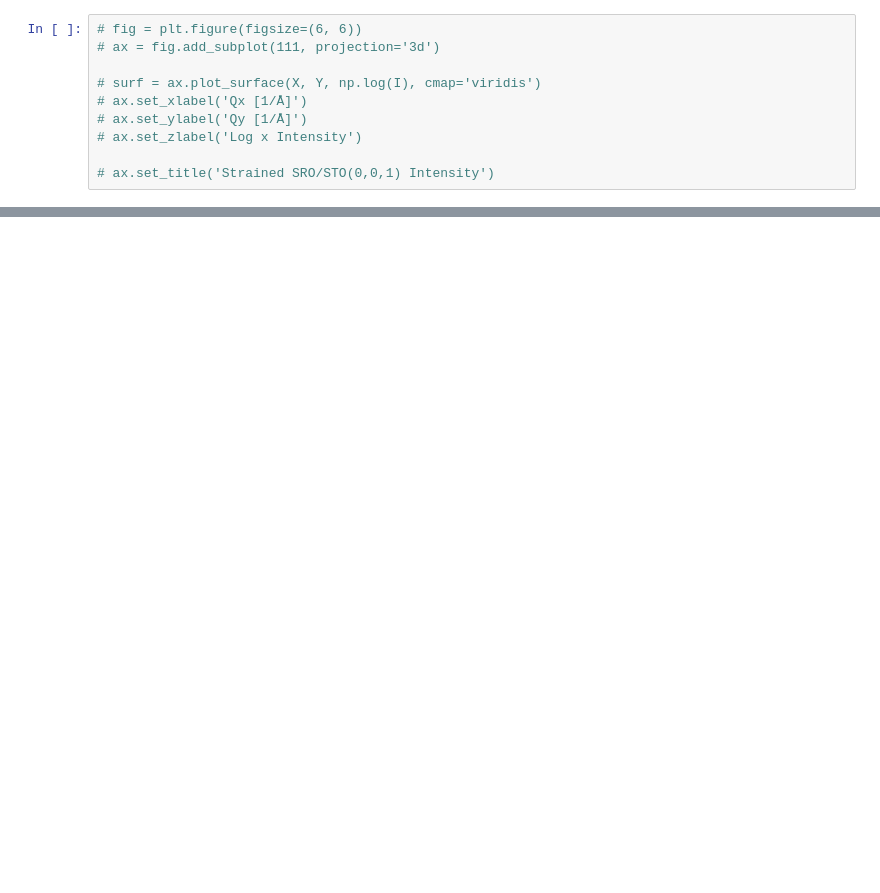
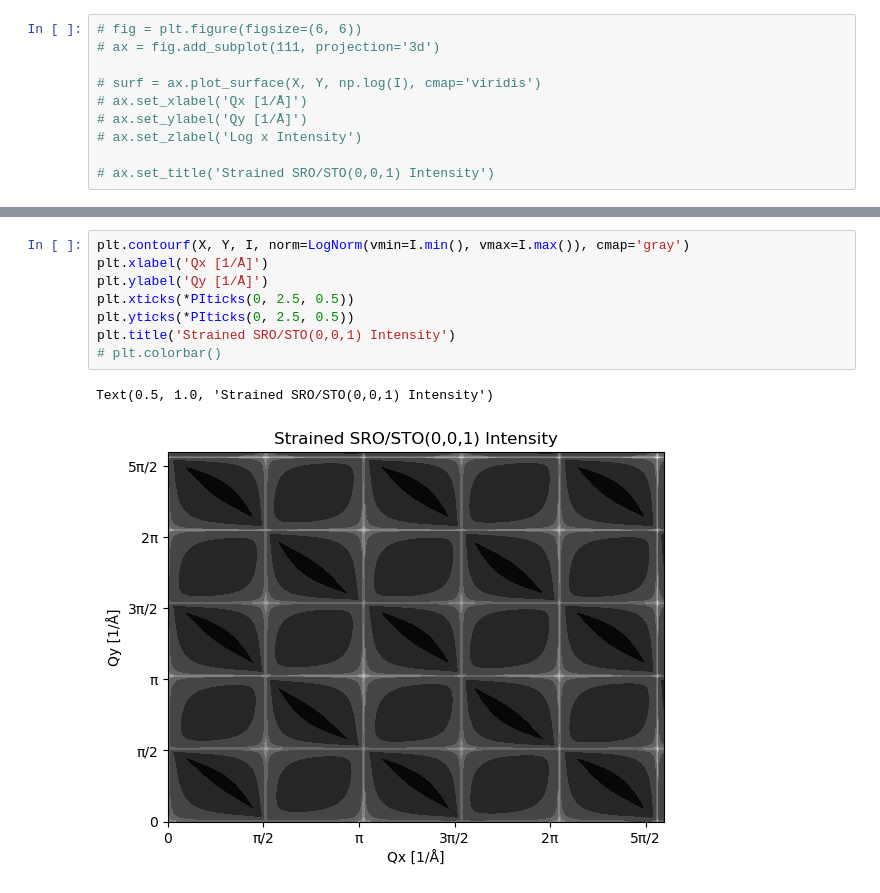
Before and after one commit to SeongSihun/XRD-Analysis, a Jupyter notebook: Example_2D_CTR.ipynb, the cells around one changed output, grey strips where cells are left out. Drawn from its saved outputs; the diff is of its cells as text; blank space fills up the shorter version.

```diff
--- a/Example_2D_CTR.ipynb
+++ b/Example_2D_CTR.ipynb
@@ -78,0 +87,11 @@ plt.colorbar()
+# %%
+plt.contourf(X, Y, I, norm=LogNorm(vmin=I.min(), vmax=I.max()), cmap='gray')
+plt.xlabel('Qx [1/Å]')
+plt.ylabel('Qy [1/Å]')
+plt.xticks(*PIticks(0, 2.5, 0.5))
+plt.yticks(*PIticks(0, 2.5, 0.5))
+plt.title('Strained SRO/STO(0,0,1) Intensity')
+# plt.colorbar()
+# %% [output]
+Text(0.5, 1.0, 'Strained SRO/STO(0,0,1) Intensity')
+[figure, added]
```
Also changed, not shown: parts of 4 cells of this notebook, 6 other files.
